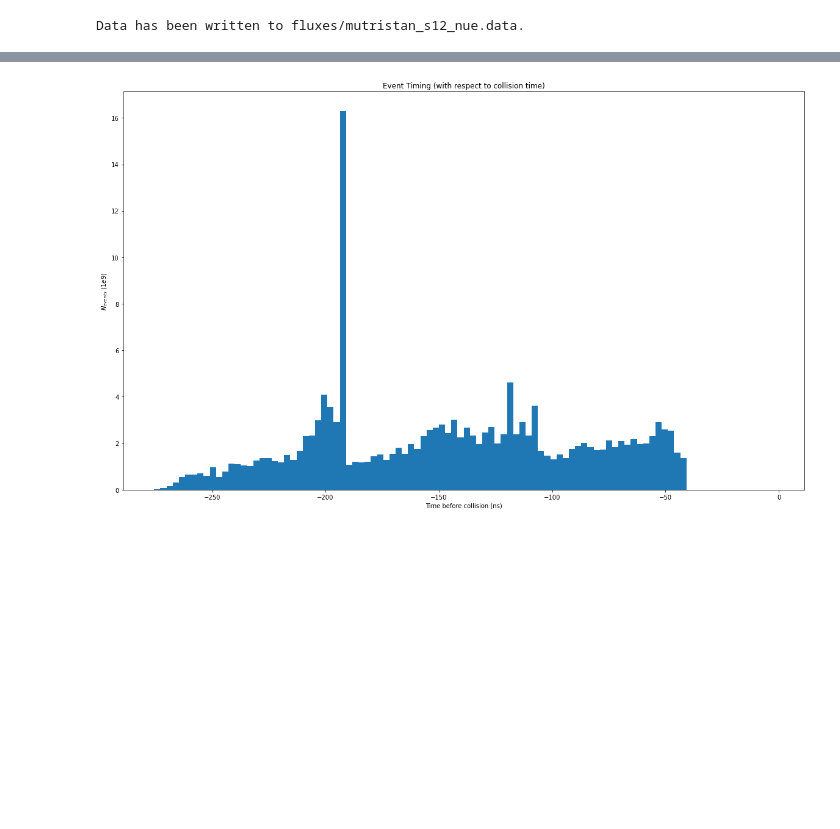
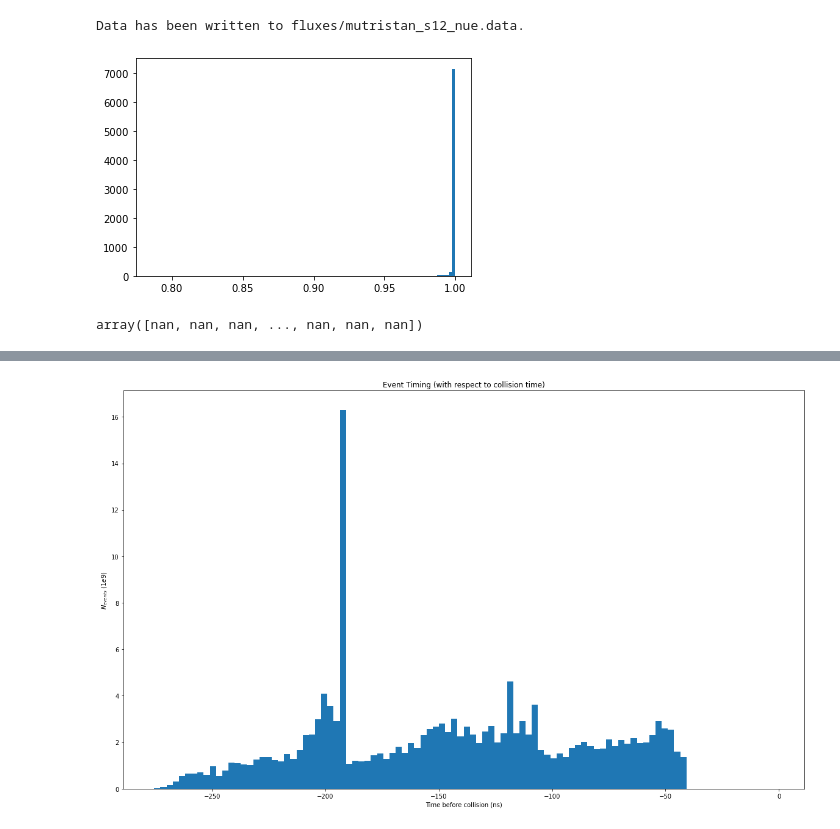
Before and after one commit to mhostert/BIN_MC, a Jupyter notebook: notizbuch_mit_genie.ipynb, the cells around one changed output, grey strips where cells are left out. Drawn from its saved outputs; the diff is of its cells as text; code cells hidden in the pictures; blank space fills up the shorter version.

```diff
--- a/notizbuch_mit_genie.ipynb
+++ b/notizbuch_mit_genie.ipynb
@@ -63,0 +81,27 @@ E_vals = data.tolist()
+# %%
+import os
+import pandas as pd
+
+# Ensure environment variable is set
+os.system('source ~/.bashrc')
+directory = os.getenv('GENIE')
+
+if directory is None:
+    raise ValueError("Environment variable GENIE is not set. Ensure it's defined in your .bashrc and loaded correctly.")
+
+filename = os.path.join(directory, 'bin', 'Printed_thangs.txt')
+
+# Read the file into a DataFrame, assuming space-separated columns
+data = pd.read_csv(filename, delim_whitespace=True)  # Skips header row
+
+# Extract the column of interest (adjust column index if needed)
+pmag = np.sqrt(data['px'].to_numpy()**2 +  data['py'].to_numpy()**2 + data['pz'].to_numpy()**2) # Assuming the second column
+cost = data['pz'].to_numpy() / pmag
+plt.hist(cost, bins = 100)
+plt.show()
+# %% [output]
+[figure, added]
+# %%
+cost
+# %% [output]
+array([nan, nan, nan, ..., nan, nan, nan])
```
Also changed, not shown: parts of 11 cells of this notebook, 4 other files.
